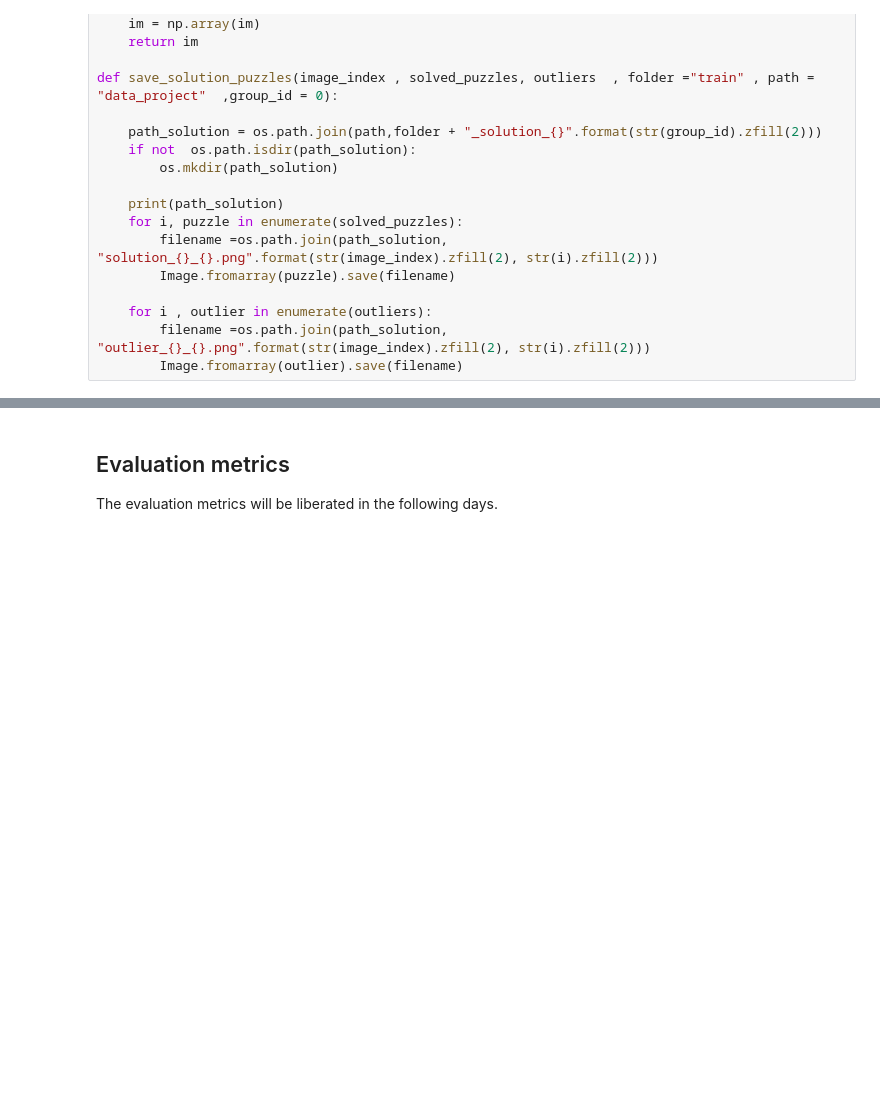
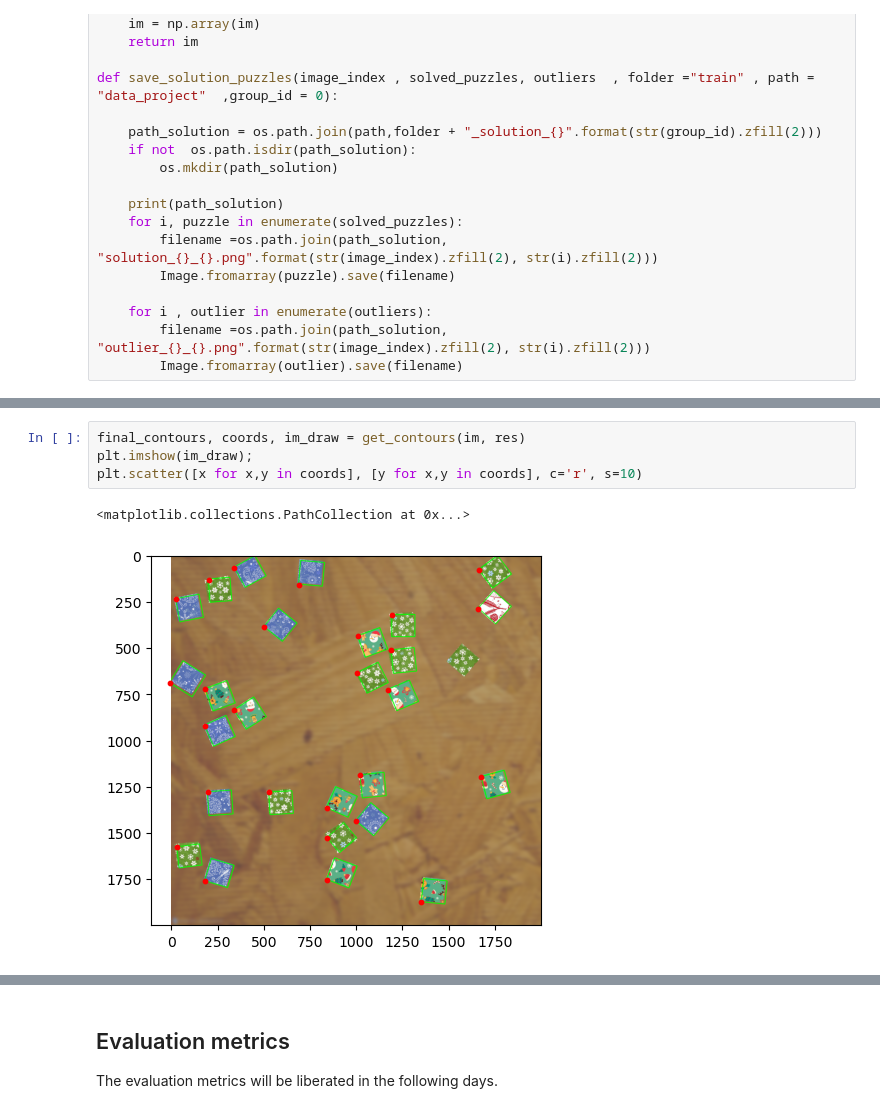
Before and after one commit to lindadelacombaz/iapr-2023, a Jupyter notebook: project.ipynb, the cells around one changed output, grey strips where cells are left out. Drawn from its saved outputs; the diff is of its cells as text; blank space fills up the shorter version.

```diff
--- a/project.ipynb
+++ b/project.ipynb
@@ -300,0 +439,7 @@ data_project/train_solution_00
+# %%
+final_contours, coords, im_draw = get_contours(im, res)
+plt.imshow(im_draw);
+plt.scatter([x for x,y in coords], [y for x,y in coords], c='r', s=10)
+# %% [output]
+<matplotlib.collections.PathCollection at 0x...>
+[figure, added]
```
Also changed, not shown: parts of 36 cells of this notebook.
